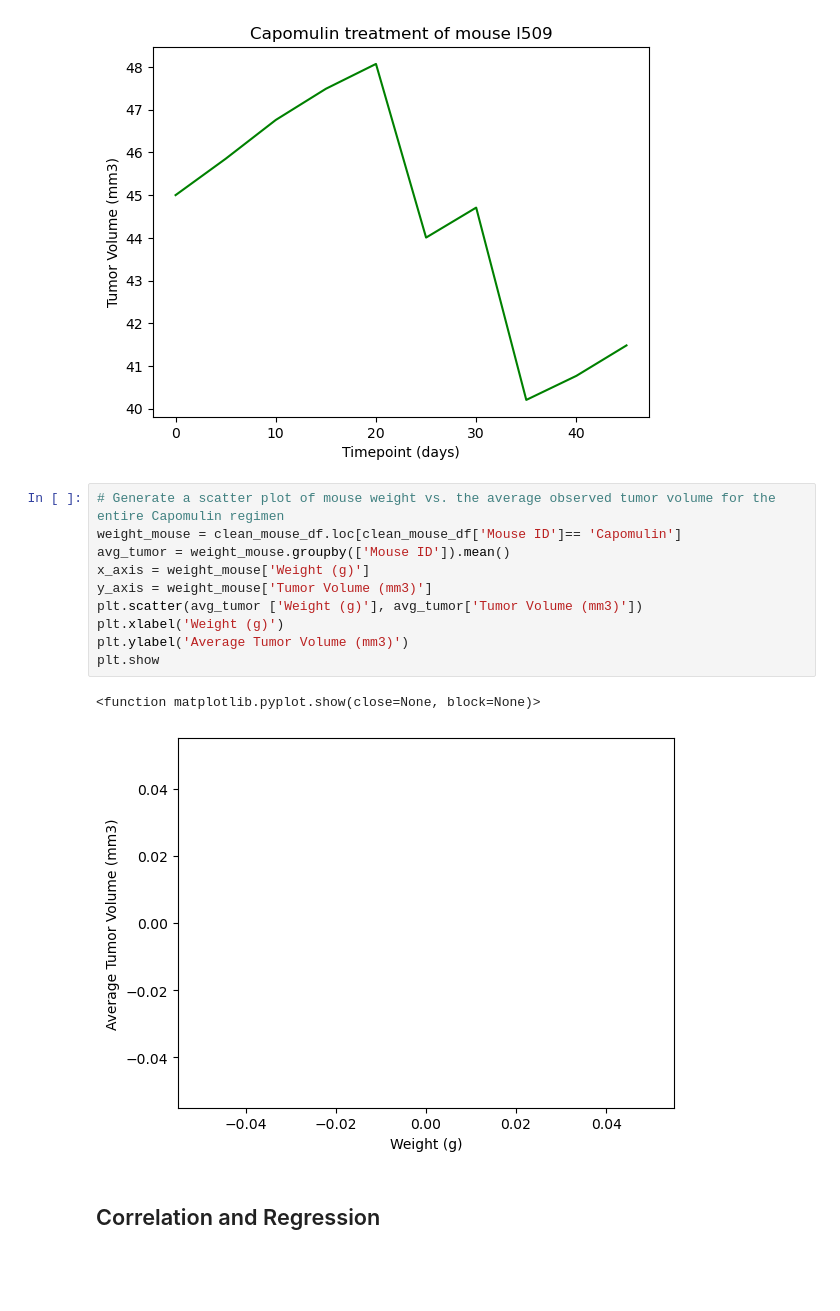
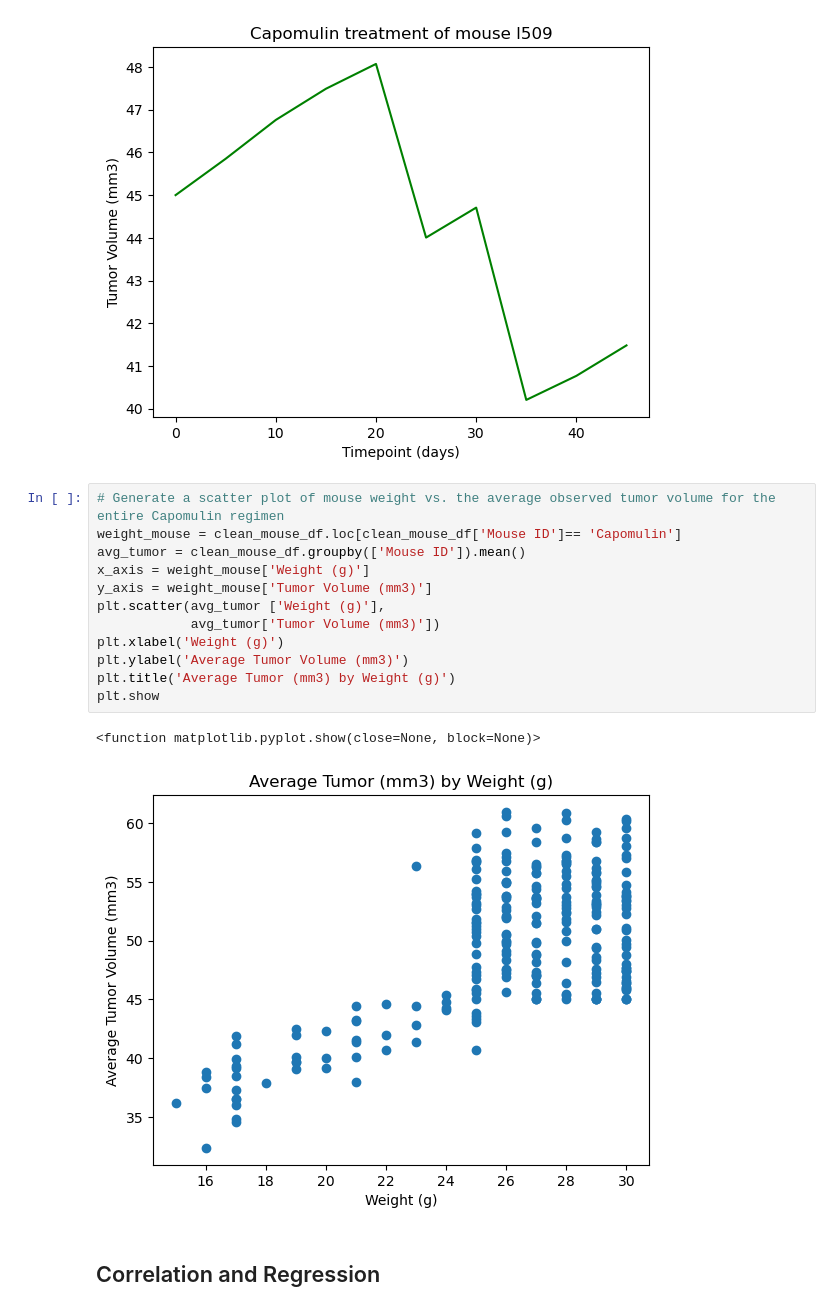
Before and after one commit to rachelpaczki/pymaceuticals-module-5, a Jupyter notebook: Pymaceuticals/pymaceuticals_final_analysis.ipynb, the cells around one changed output. Saved outputs shown, nothing was run; the diff lists cells and outputs as text; blank space fills up the shorter version.

```diff
--- a/Pymaceuticals/pymaceuticals_final_analysis.ipynb
+++ b/Pymaceuticals/pymaceuticals_final_analysis.ipynb
@@ -297,15 +297,17 @@ plt.show
 # %%
 # Generate a scatter plot of mouse weight vs. the average observed tumor volume for the entire Capomulin regimen
 weight_mouse = clean_mouse_df.loc[clean_mouse_df['Mouse ID']== 'Capomulin']
-avg_tumor = weight_mouse.groupby(['Mouse ID']).mean()
+avg_tumor = clean_mouse_df.groupby(['Mouse ID']).mean()
 x_axis = weight_mouse['Weight (g)']
 y_axis = weight_mouse['Tumor Volume (mm3)']
-plt.scatter(avg_tumor ['Weight (g)'], avg_tumor['Tumor Volume (mm3)'])
+plt.scatter(avg_tumor ['Weight (g)'],
+            avg_tumor['Tumor Volume (mm3)'])
 plt.xlabel('Weight (g)')
 plt.ylabel('Average Tumor Volume (mm3)')
+plt.title('Average Tumor (mm3) by Weight (g)')
 plt.show
 # %% [output]
 <function matplotlib.pyplot.show(close=None, block=None)>
-[figure, old version]
+[figure, new version]
 # %% [markdown]
 ## Correlation and Regression
```
Also changed, not shown: parts of 4 cells of this notebook.
